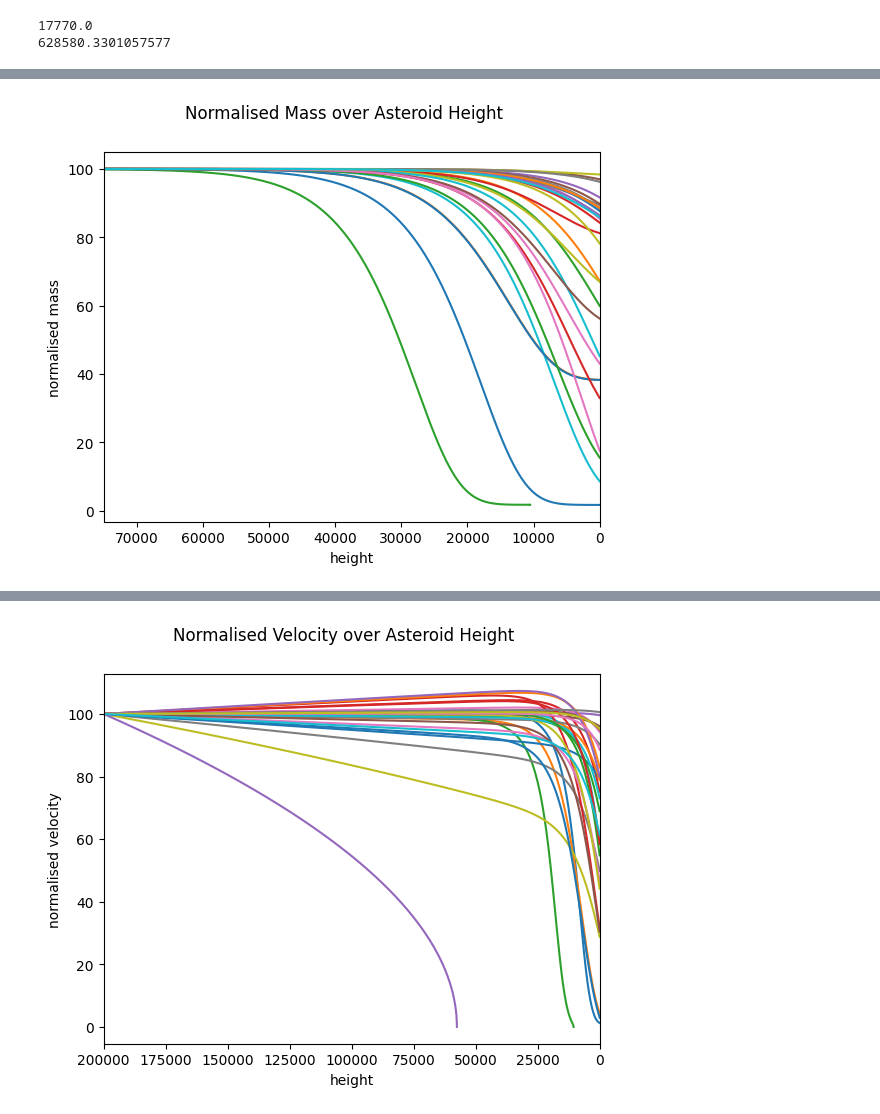
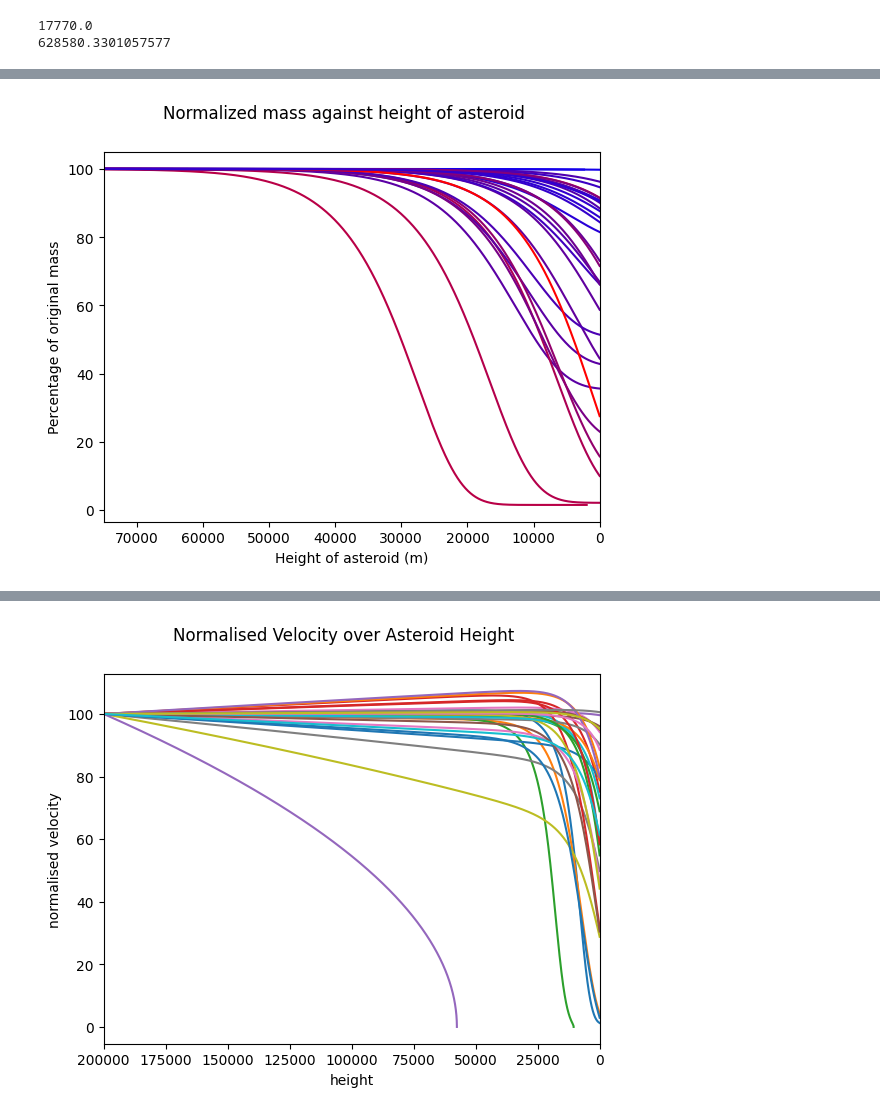
Before and after one commit to koenweverink/Roku-s-Bane, a Jupyter notebook: analysis.ipynb, the cells around one changed output, grey strips where cells are left out. Cells and saved outputs as stored; diff of their text form; code cells hidden in the pictures.

Commit message:
More code for plots

```diff
--- a/analysis.ipynb
+++ b/analysis.ipynb
@@ -27,6 +28,7 @@ def sim(V_init: int, M_init: float, angle: int = 45) -> tuple[np.ndarray, np.nda
     masses = np.zeros(900000)
     velocities = np.zeros(900000)
     heights = np.zeros(900000)
+    widths = np.zeros(900000)
     t: int = 0
     while comet.m > 0 and comet.v > 0 and comet.h > 0 and t/dt < 900000:
 
@@ -36,6 +38,7 @@ def sim(V_init: int, M_init: float, angle: int = 45) -> tuple[np.ndarray, np.nda
         masses[int(t/dt)] = comet.m
         velocities[int(t/dt)] = comet.v
         heights[int(t/dt)] = comet.h
+        widths[int(t/dt)] = comet.w
 
         t += dt
 
@@ -44,7 +47,7 @@ def sim(V_init: int, M_init: float, angle: int = 45) -> tuple[np.ndarray, np.nda
     else:
         hit = False
 
-    return masses, velocities, heights, hit, t
+    return masses, velocities, heights, widths, hit, t
 # %% [markdown]
 Validation of the simulation
 # %%
@@ -56,7 +59,7 @@ init_mass = [0.05, 0.1, 0.2, 0.72, 2.64, 13.5, 132, 13000]
 errors: list[float] = []
 
 for i in range(len(init_velo)):
-    masses, velocities, distances, t, hit = sim(init_velo[i], init_mass[i])
+    masses, velocities, distances, widths, hit, t = sim(init_velo[i], init_mass[i])
 
     avg_velos = np.mean(velocities)
 
@@ -98,10 +101,11 @@ results = defaultdict(dict)
 
 for i in range(n):
     angle = np.random.rand() * 80
-    masses, velocities, heights, hit, t = sim(V_inits[i], M_inits[i], angle)
+    masses, velocities, heights, widths, hit, t = sim(V_inits[i], M_inits[i], angle)
     results[i]['finals'] = (masses[int(t/dt)-1], velocities[int(t/dt)-1], heights[int(t/dt)-1])
     results[i]['angle'] = angle
     results[i]['height'] = heights[heights != 0]
+    results[i]['width'] = widths[widths != 0]
     results[i]['mass'] = masses[masses != 0]
     results[i]['velocity'] = velocities[velocities != 0]
     results[i]['hit'] = hit
@@ -143,14 +275,27 @@ print(reg.coef_)
 # %%
-# colormap = sns.heatmap(M_inits, cmap=cm.coolwarm)
+# data = np.asarray(V_inits[:n]).reshape(n,1)
+# colormap = sns.heatmap(data, cmap=cm.coolwarm)
+
+
+
+
+max_Vinit = max(V_inits[:n])
+
+
+
+# plt.subplot(1, 2, 1)
+# plt.title('-')
+# plt.ylabel('Damped oscillation')
+c_c = [[results[i]['velocity'][0] / max_Vinit, 0.0, (max_Vinit - results[i]['velocity'][0]) / max_Vinit] for i in range(n)]
 
 for i in range(n):
     norm_mass = [mass / results[i]['mass'][0] * 100 for mass in results[i]['mass']]
-    plt.plot(results[i]['height'], norm_mass)
+    plt.plot(results[i]['height'], norm_mass, c = c_c[i])
     plt.xlim(75000, 0)
 
-plt.xlabel('height')
-plt.ylabel('normalised mass')
-plt.suptitle('Normalised Mass over Asteroid Height')
+plt.xlabel('Height of asteroid (m)')
+plt.ylabel('Percentage of original mass')
+plt.suptitle('Normalized mass against height of asteroid')
 plt.show()
 # %% [output]
-[figure, old version]
+[figure, new version]
```
Also changed, not shown: parts of 16 cells of this notebook, 2 other files.
